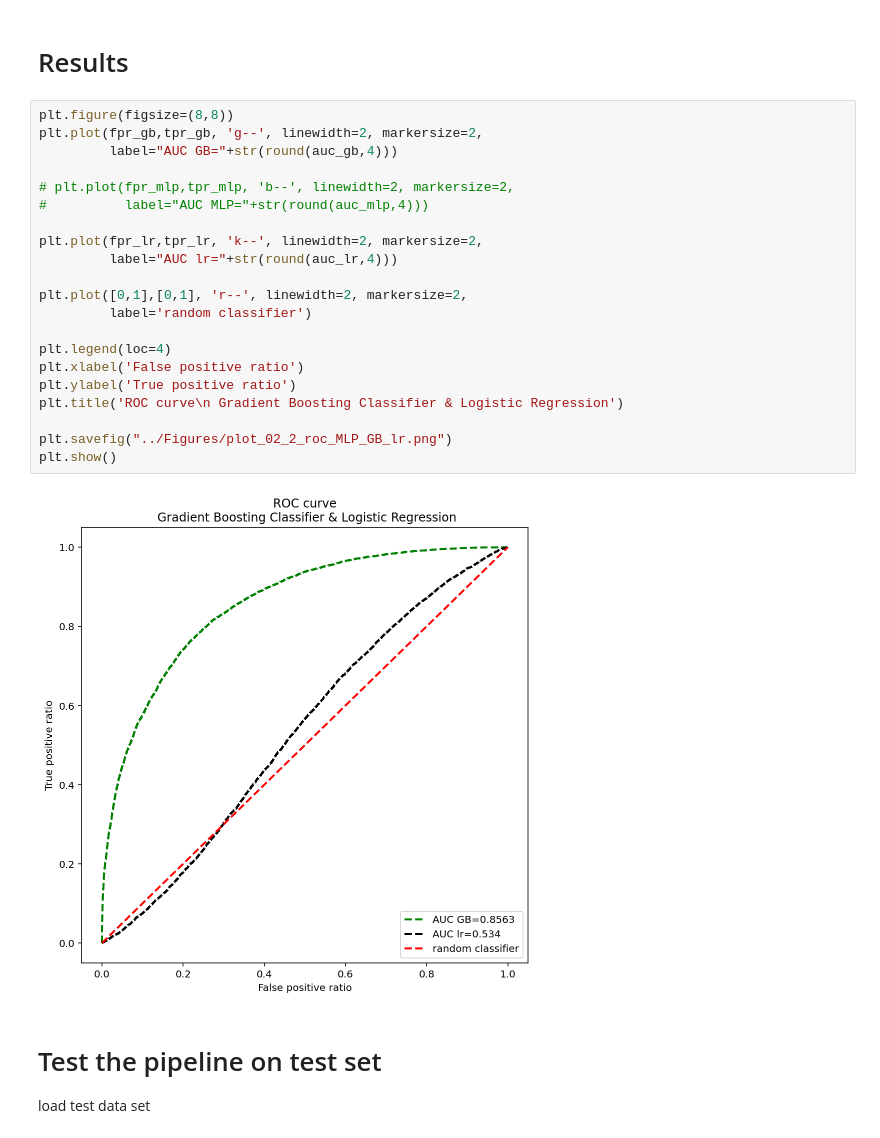
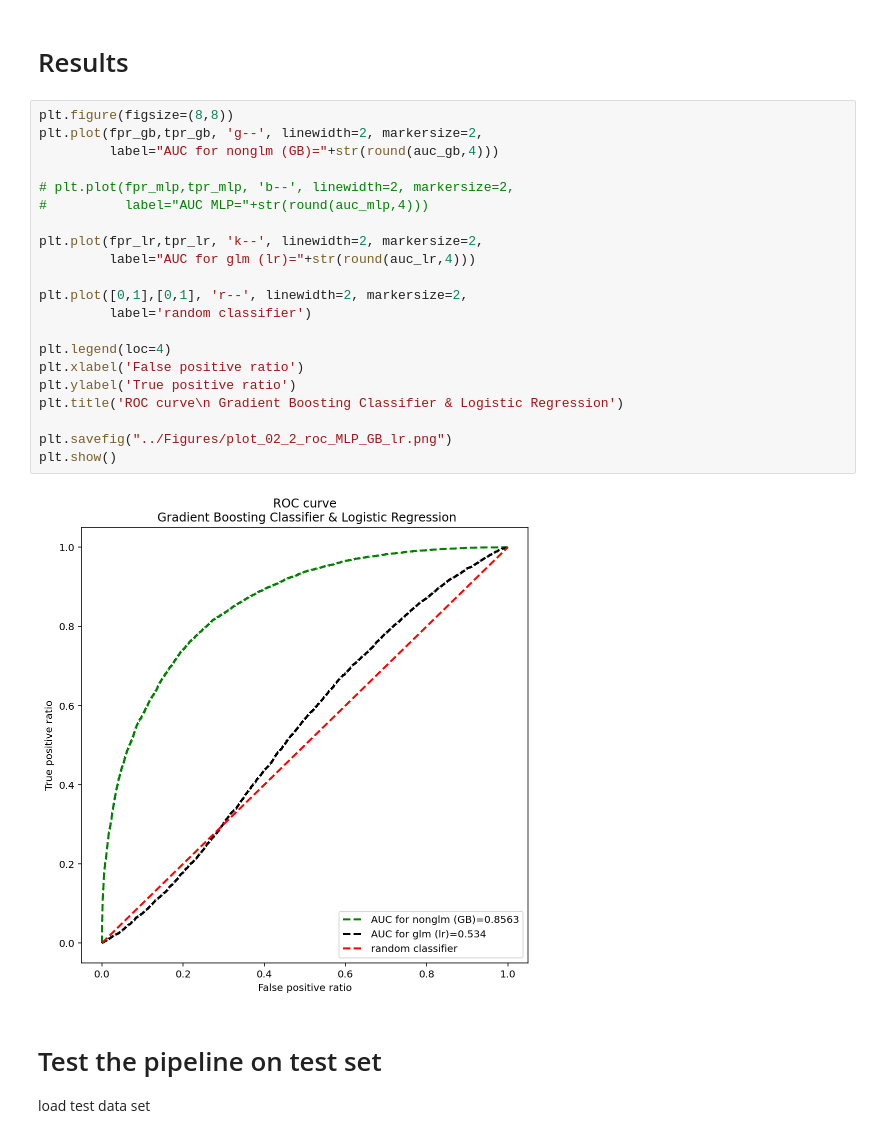
Before and after one commit to Atashnezhad/A_Data_Science_Project, a Jupyter notebook: Codes/P02_2_Modeling.ipynb, the cells around one changed output. Drawn from its saved outputs; the diff is of its cells as text.

```diff
--- a/Codes/P02_2_Modeling.ipynb
+++ b/Codes/P02_2_Modeling.ipynb
@@ -834,26 +907,26 @@ Accuracy, Precision, Recall
 # %%
 plt.figure(figsize=(8,8))
 plt.plot(fpr_gb,tpr_gb, 'g--', linewidth=2, markersize=2,
-         label="AUC GB="+str(round(auc_gb,4)))
+         label="AUC for nonglm (GB)="+str(round(auc_gb,4)))
 
 # plt.plot(fpr_mlp,tpr_mlp, 'b--', linewidth=2, markersize=2,
 #          label="AUC MLP="+str(round(auc_mlp,4)))
 
 plt.plot(fpr_lr,tpr_lr, 'k--', linewidth=2, markersize=2,
-         label="AUC lr="+str(round(auc_lr,4)))
+         label="AUC for glm (lr)="+str(round(auc_lr,4)))
 
 plt.plot([0,1],[0,1], 'r--', linewidth=2, markersize=2,
          label='random classifier')
 
 plt.legend(loc=4)
 plt.xlabel('False positive ratio')
 plt.ylabel('True positive ratio')
 plt.title('ROC curve\n Gradient Boosting Classifier & Logistic Regression')
 
 plt.savefig("../Figures/plot_02_2_roc_MLP_GB_lr.png")
 plt.show()
 # %% [output]
-[figure, old version]
+[figure, new version]
 # %% [markdown]
 # Test the pipeline on test set
 
```
Also changed, not shown: parts of 8 cells of this notebook, 1 other file.
